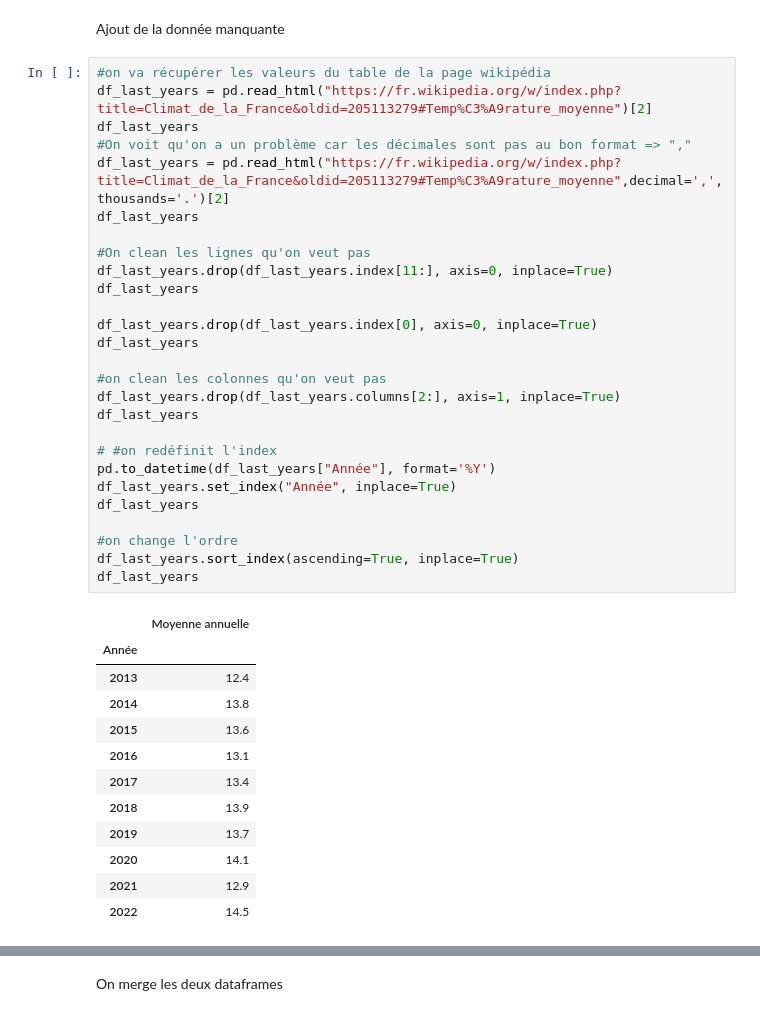
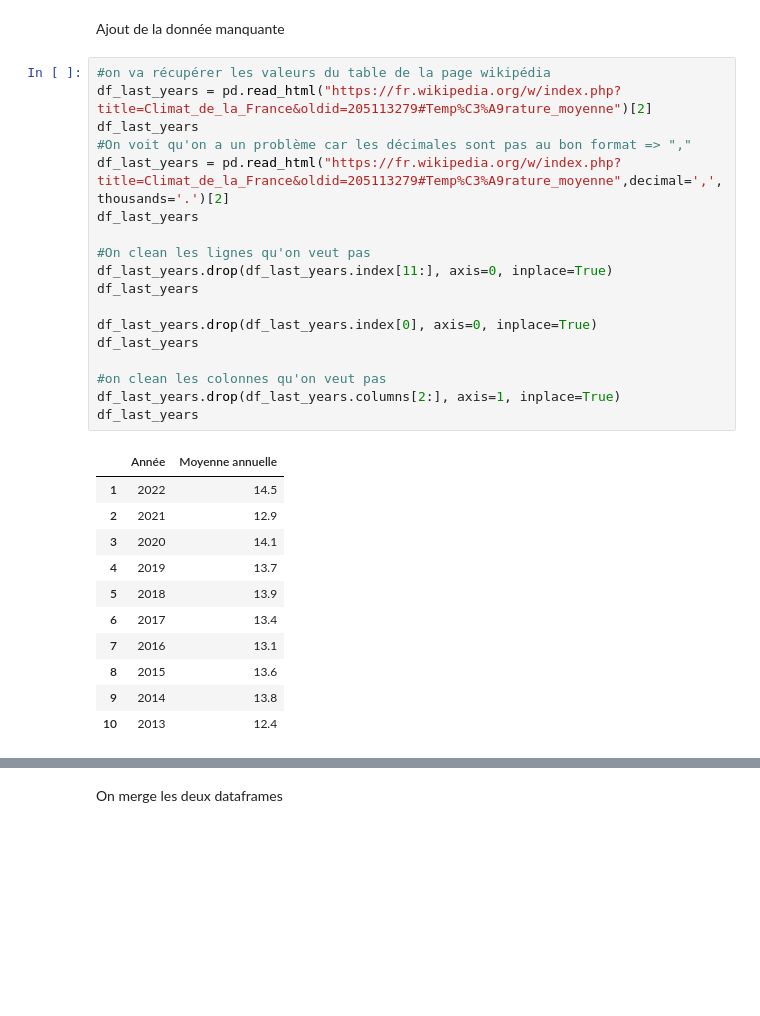
Before and after one commit to DylanLavoue/IA_Voltron, a Jupyter notebook: voltron_ia/notebooks/dataprocessing_meteo/dataviz_temperature_france.ipynb, the cells around one changed output, grey strips where cells are left out. Saved outputs shown, nothing was run; the diff lists cells and outputs as text; blank space fills up the shorter version.

```diff
--- a/voltron_ia/notebooks/dataprocessing_meteo/dataviz_temperature_france.ipynb
+++ b/voltron_ia/notebooks/dataprocessing_meteo/dataviz_temperature_france.ipynb
@@ -120,40 +124,30 @@ Ajout de la donnée manquante
 # %%
 #on va récupérer les valeurs du table de la page wikipédia
 df_last_years = pd.read_html("https://fr.wikipedia.org/w/index.php?title=Climat_de_la_France&oldid=205113279#Temp%C3%A9rature_moyenne")[2]
 df_last_years
 #On voit qu'on a un problème car les décimales sont pas au bon format => ","
 df_last_years = pd.read_html("https://fr.wikipedia.org/w/index.php?title=Climat_de_la_France&oldid=205113279#Temp%C3%A9rature_moyenne",decimal=',',thousands='.')[2]
 df_last_years
 
 #On clean les lignes qu'on veut pas
 df_last_years.drop(df_last_years.index[11:], axis=0, inplace=True)
 df_last_years
 
 df_last_years.drop(df_last_years.index[0], axis=0, inplace=True)
 df_last_years
 
 #on clean les colonnes qu'on veut pas
 df_last_years.drop(df_last_years.columns[2:], axis=1, inplace=True)
 df_last_years
-
-# #on redéfinit l'index
-pd.to_datetime(df_last_years["Année"], format='%Y')
-df_last_years.set_index("Année", inplace=True)
-df_last_years
-
-#on change l'ordre
-df_last_years.sort_index(ascending=True, inplace=True)
-df_last_years
 # %% [output]
-|  | Moyenne annuelle |
-| Année |  |
-| 2013 | 12.4 |
-| 2014 | 13.8 |
-| 2015 | 13.6 |
-| 2016 | 13.1 |
-| 2017 | 13.4 |
-| 2018 | 13.9 |
-| 2019 | 13.7 |
-| 2020 | 14.1 |
-| 2021 | 12.9 |
-| 2022 | 14.5 |
+|  | Année | Moyenne annuelle |
+| 1 | 2022 | 14.5 |
+| 2 | 2021 | 12.9 |
+| 3 | 2020 | 14.1 |
+| 4 | 2019 | 13.7 |
+| 5 | 2018 | 13.9 |
+| 6 | 2017 | 13.4 |
+| 7 | 2016 | 13.1 |
+| 8 | 2015 | 13.6 |
+| 9 | 2014 | 13.8 |
+| 10 | 2013 | 12.4 |
```
Also changed, not shown: parts of 6 cells of this notebook, 6 other files.
